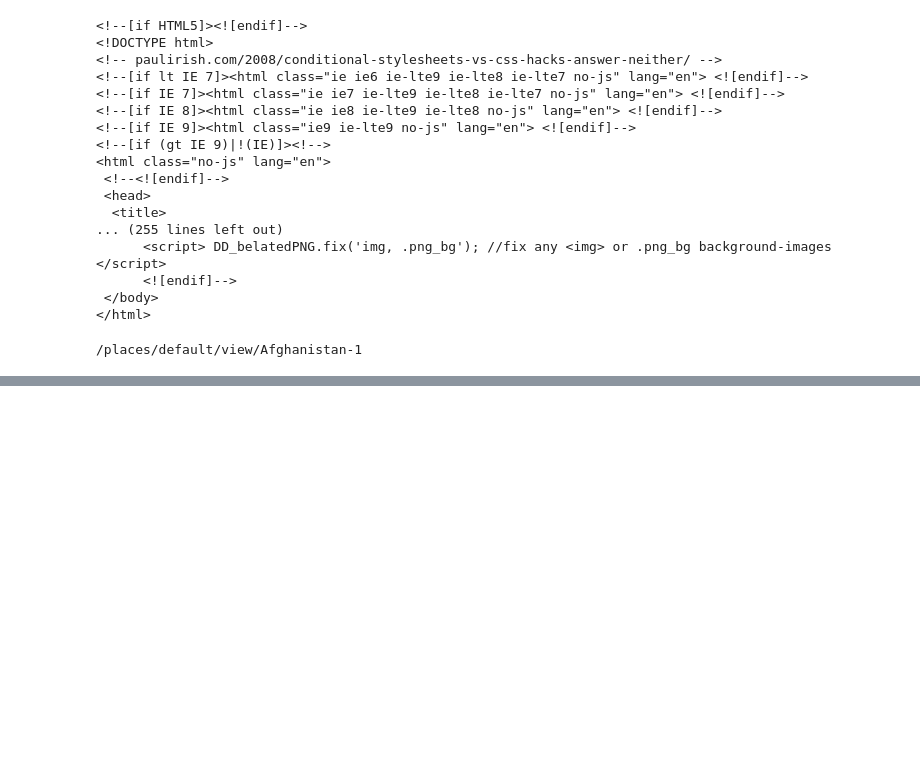
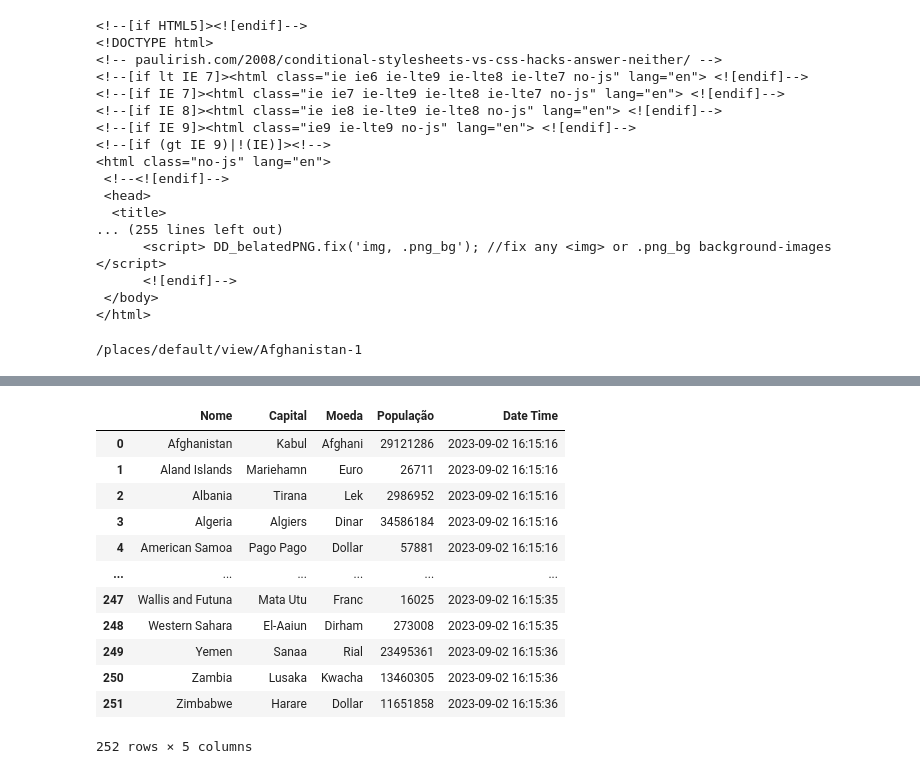
Before and after one commit to Vitorhgbds/CPAD, a Jupyter notebook: crawler.ipynb, the cells around one changed output, grey strips where cells are left out. Drawn from its saved outputs; the diff is of its cells as text; code cells hidden in the pictures; blank space fills up the shorter version.

```diff
--- a/crawler.ipynb
+++ b/crawler.ipynb
@@ -51,3 +38,6 @@ link_pais = soup.find("a",href=re.compile("view"))["href"]
 print(link_pais)
 # %% [output]
 /places/default/view/Afghanistan-1
+# %%
+link_pais = soup.find_all("a",href=re.compile("/places/default/view/"))
+print(link_pais)
@@ -53,0 +46,9 @@ print(link_pais)
+# %%
+lista_links=[]
+
+for link in lista_links:
+    aux = str(link)
+    aux = aux.split("><")[0]
+    aux = aux.split("/")[-1]
+    aux = aux[:-1]
+    lista_links.append("/places/default/view/"+aux)
@@ -53,0 +85,4 @@ print(link_pais)
+# %%
+#ACESSAR A PRÓXIMA PÁGINA
+teste_next = soup.find("a",href=re.compile("index"))["href"]
+print(teste_next)
@@ -53,0 +230,17 @@ print(link_pais)
+# %%
+df_countries =  pd.DataFrame(countries,columns=["Nome","Capital","Moeda","População","Date Time"])
+display(df_countries)
+# %% [output]
+|  | Nome | Capital | Moeda | População | Date Time |
+| 0 | Afghanistan | Kabul | Afghani | 29121286 | 2023-09-02 16:15:16 |
+| 1 | Aland Islands | Mariehamn | Euro | 26711 | 2023-09-02 16:15:16 |
+| 2 | Albania | Tirana | Lek | 2986952 | 2023-09-02 16:15:16 |
+| 3 | Algeria | Algiers | Dinar | 34586184 | 2023-09-02 16:15:16 |
+| 4 | American Samoa | Pago Pago | Dollar | 57881 | 2023-09-02 16:15:16 |
+| ... | ... | ... | ... | ... | ... |
+| 247 | Wallis and Futuna | Mata Utu | Franc | 16025 | 2023-09-02 16:15:35 |
+| 248 | Western Sahara | El-Aaiun | Dirham | 273008 | 2023-09-02 16:15:35 |
+| 249 | Yemen | Sanaa | Rial | 23495361 | 2023-09-02 16:15:36 |
+| 250 | Zambia | Lusaka | Kwacha | 13460305 | 2023-09-02 16:15:36 |
+| 251 | Zimbabwe | Harare | Dollar | 11651858 | 2023-09-02 16:15:36 |
+252 rows × 5 columns
```
Also changed, not shown: parts of 10 cells of this notebook.
